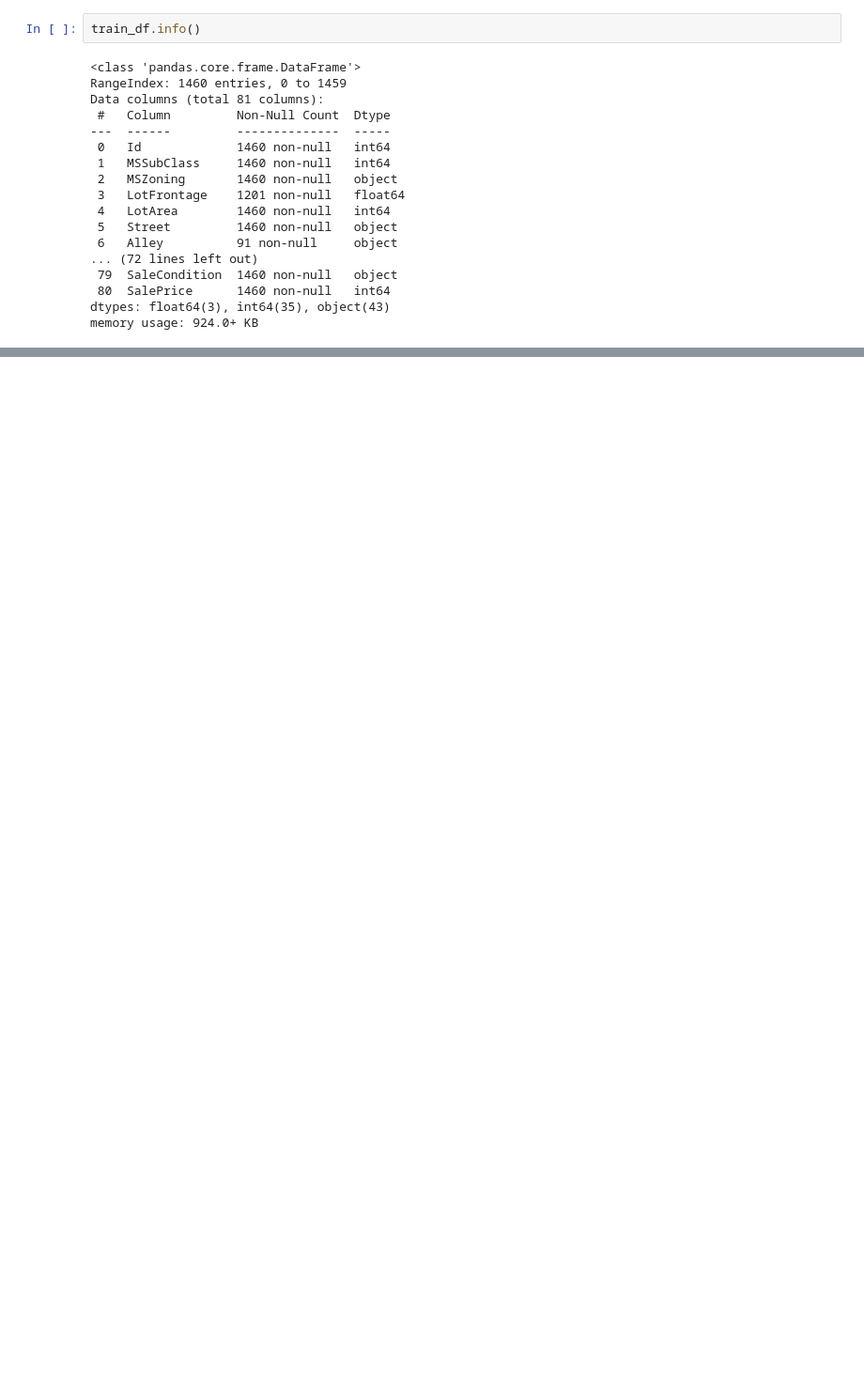
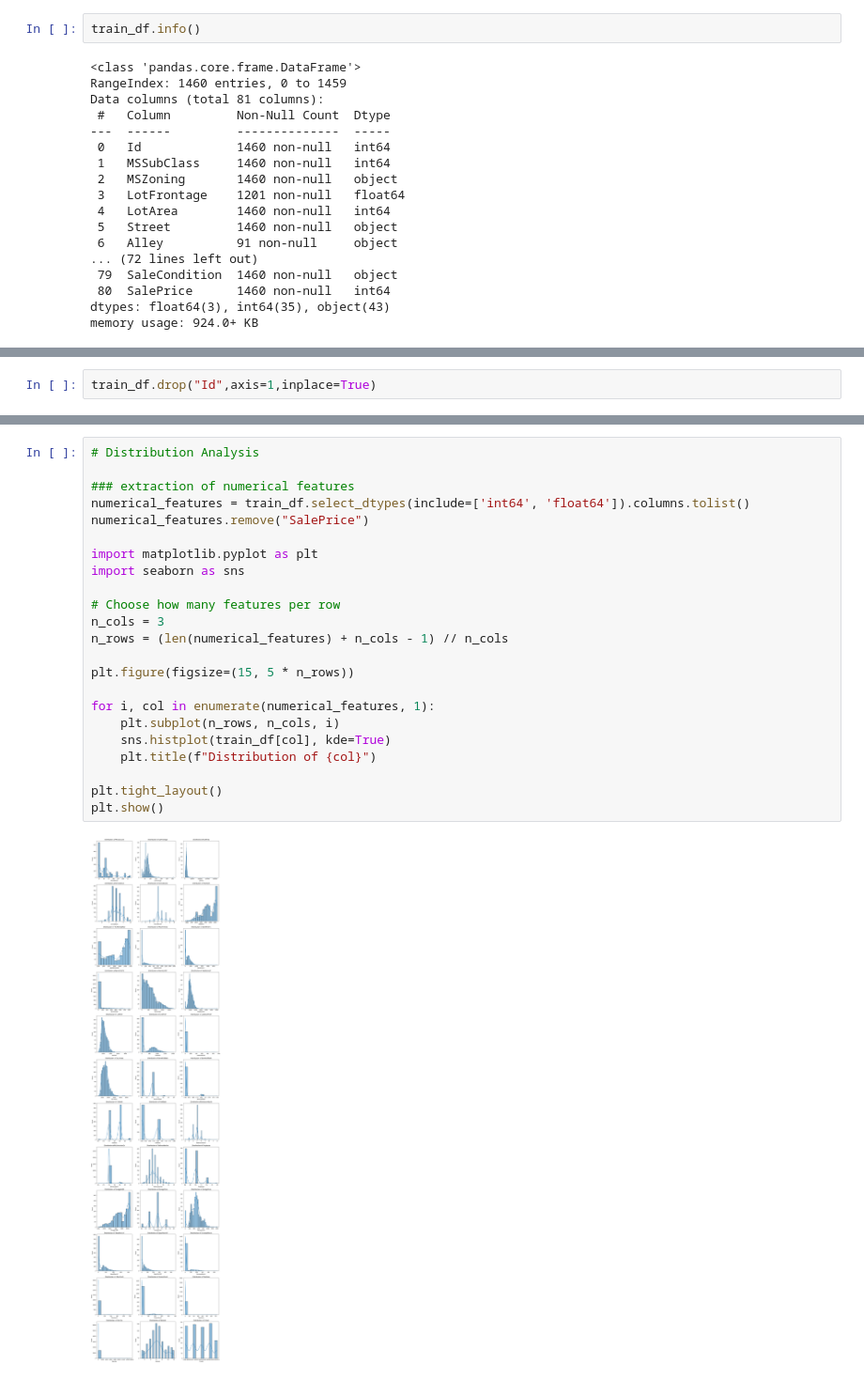
Before and after one commit to shahed137003/ML-projects, a Jupyter notebook: Beginner Level/Linear Regression/HousePricePrediction.ipynb, the cells around one changed output, grey strips where cells are left out. Shown at 94% size. Cells and saved outputs as stored; diff of their text form; blank space fills up the shorter version.

```diff
--- a/Beginner Level/Linear Regression/HousePricePrediction.ipynb
+++ b/Beginner Level/Linear Regression/HousePricePrediction.ipynb
@@ -107,0 +133,2 @@ memory usage: 924.0+ KB
+# %%
+train_df.drop("Id",axis=1,inplace=True)
@@ -107,0 +148,25 @@ memory usage: 924.0+ KB
+# %%
+# Distribution Analysis
+
+### extraction of numerical features
+numerical_features = train_df.select_dtypes(include=['int64', 'float64']).columns.tolist()
+numerical_features.remove("SalePrice")
+
+import matplotlib.pyplot as plt
+import seaborn as sns
+
+# Choose how many features per row
+n_cols = 3
+n_rows = (len(numerical_features) + n_cols - 1) // n_cols
+
+plt.figure(figsize=(15, 5 * n_rows))
+
+for i, col in enumerate(numerical_features, 1):
+    plt.subplot(n_rows, n_cols, i)
+    sns.histplot(train_df[col], kde=True)
+    plt.title(f"Distribution of {col}")
+
+plt.tight_layout()
+plt.show()
+# %% [output]
+[figure, added]
```
Also changed, not shown: parts of 19 cells of this notebook.
